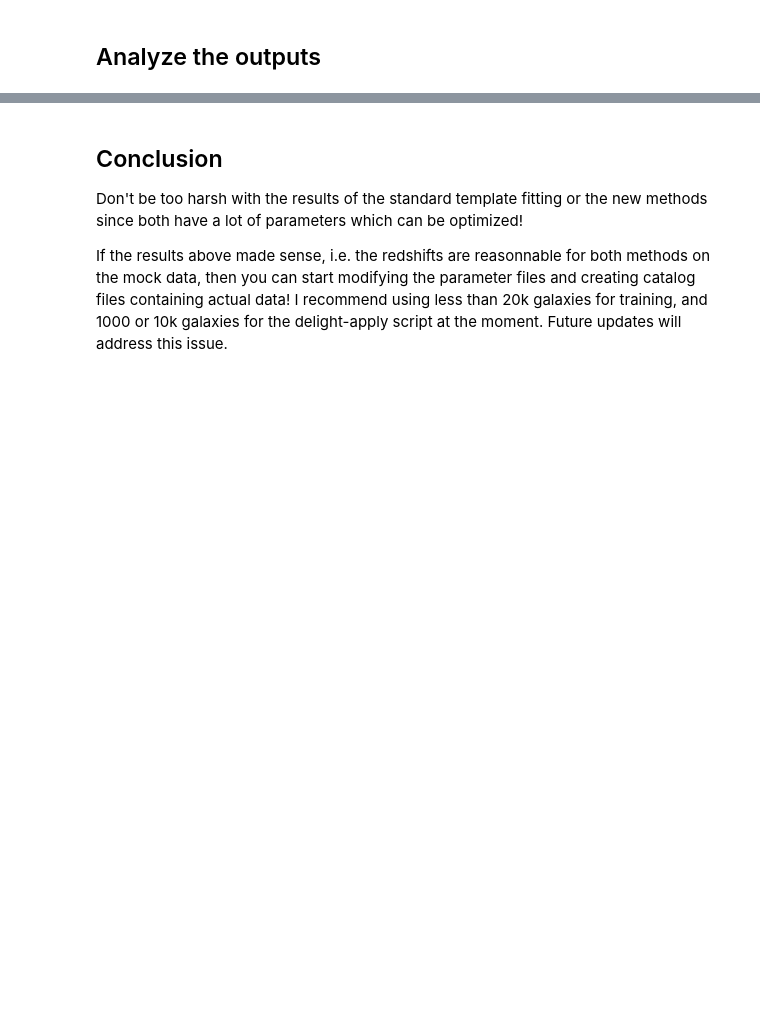
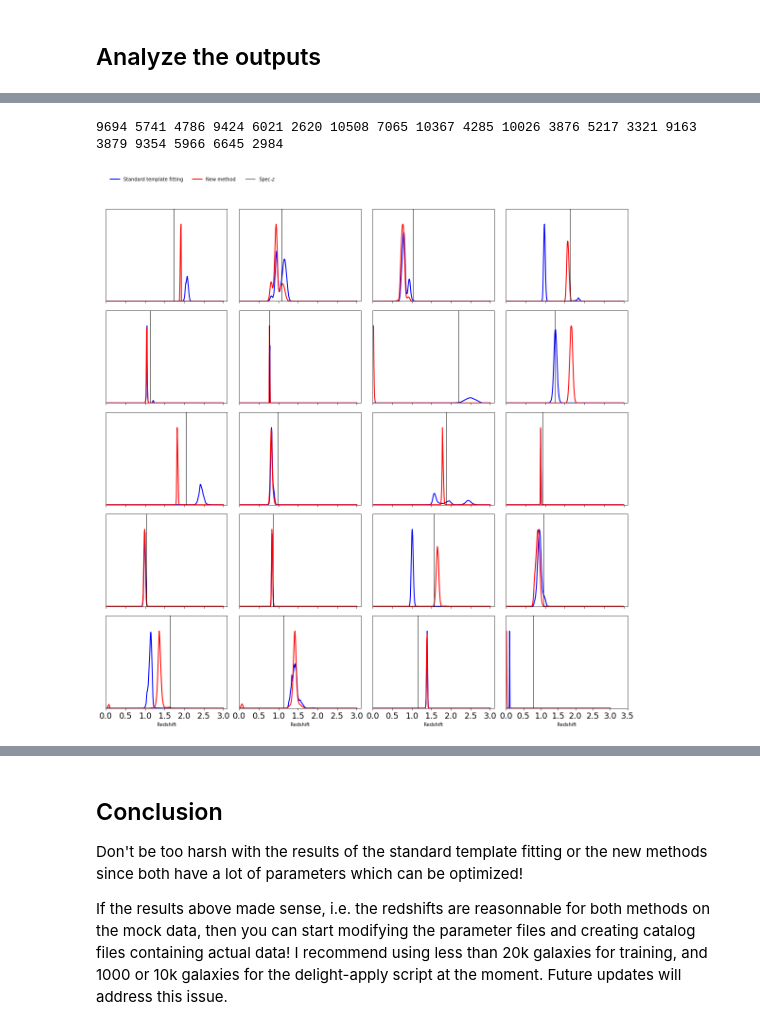
Before and after one commit to sylvielsstfr/MyDockerTools, a Jupyter notebook: UbuntuAnacondaDelightRail/notebooks/analysis_output_delight/Examine_delight_descdc2output.ipynb, the cells around one changed output, grey strips where cells are left out. Saved outputs shown, nothing was run; the diff lists cells and outputs as text; code cells hidden in the pictures; blank space fills up the shorter version.

```diff
--- a/UbuntuAnacondaDelightRail/notebooks/analysis_output_delight/Examine_delight_descdc2output.ipynb
+++ b/UbuntuAnacondaDelightRail/notebooks/analysis_output_delight/Examine_delight_descdc2output.ipynb
@@ -178,6 +205,13 @@ metrics_stack=np.vstack(all_metrics)
 # %%
 pdfatZ_cww_stack=np.concatenate(all_pdfatZ_cww)
 pdfatZ_stack=np.concatenate(all_pdfatZ)
+# %%
+all_pdfs_stack=np.concatenate(all_pdfs)
+all_pdfs_cww_stack=np.concatenate(all_pdfs_cww)
+# %%
+all_error2 =  np.concatenate(all_error2)
+all_error2_cww = np.concatenate(all_error2_cww)
+all_trueredshift = np.concatenate(all_trueredshift)
 # %%
 # Load the PDF files
 metricscww = np.loadtxt(params['metricsFile'])
@@ -225,3 +256,31 @@ fig.subplots_adjust(wspace=0.1, hspace=0.1, top=0.96)
+# %%
+nobj = pdfatZ_stack.size
+# %%
+ncol = 4
+fig, axs = plt.subplots(5, ncol, figsize=(16, 16), sharex=True, sharey=False)
+axs = axs.ravel()
+z = fluxredshifts[:, redshiftColumn]
+sel = np.random.choice(nobj, axs.size, replace=False)
+lw = 2
+for ik in range(axs.size):
+    k = sel[ik]
+    print(k, end=" ")
+    axs[ik].plot(redshiftGrid, all_pdfs_cww_stack[k, :],lw=lw,color='b' ,label='Standard template fitting')# c="#2ecc71",
+    axs[ik].plot(redshiftGrid, all_pdfs_stack[k, :], lw=lw, color="r",label='New method')  #, c="#3498db"
+    axs[ik].axvline(all_trueredshift[k], c="k", lw=1, label=r'Spec-$z$')
+    ymax = np.max(np.concatenate((all_pdfs_stack[k, :], all_pdfs_cww_stack[k, :])))
+    axs[ik].set_ylim([0, ymax*1.2])
+    axs[ik].set_xlim([0, 3.1])
+    axs[ik].set_yticks([])
+    axs[ik].set_xticks([0.0, 0.5, 1, 1.5, 2, 2.5, 3, 3.5])
+for i in range(ncol):
+    axs[-i-1].set_xlabel('Redshift', fontsize=10)
+axs[0].legend(ncol=3, frameon=False, loc='upper left', bbox_to_anchor=(0.0, 1.4))
+fig.tight_layout()
+fig.subplots_adjust(wspace=0.1, hspace=0.1, top=0.96)
+# %% [output]
+9694 5741 4786 9424 6021 2620 10508 7065 10367 4285 10026 3876 5217 3321 9163 3879 9354 5966 6645 2984
+[figure, added]
 # %%
 fig, axs = plt.subplots(2, 2, figsize=(12, 12))
 zmax = 3
```
Also changed, not shown: parts of 6 cells of this notebook, 2 other files.
